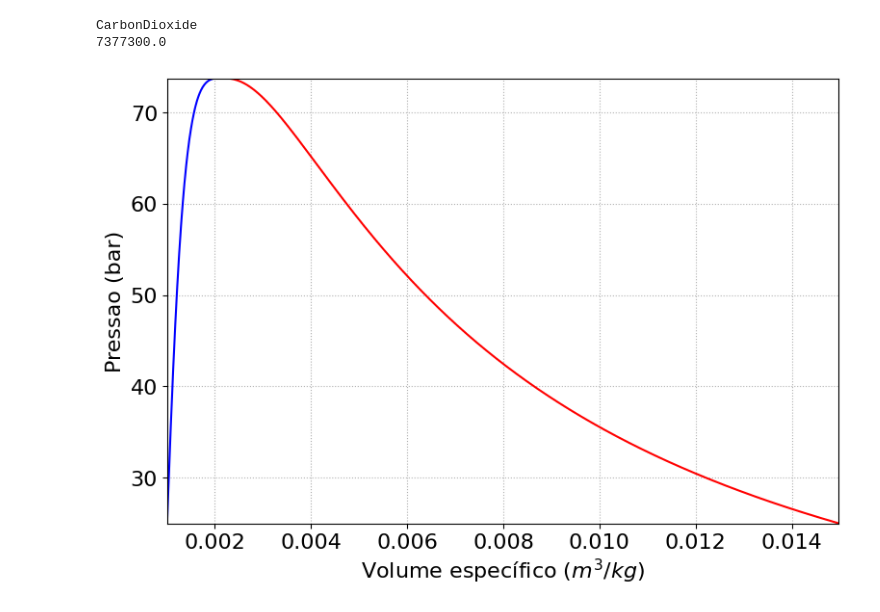
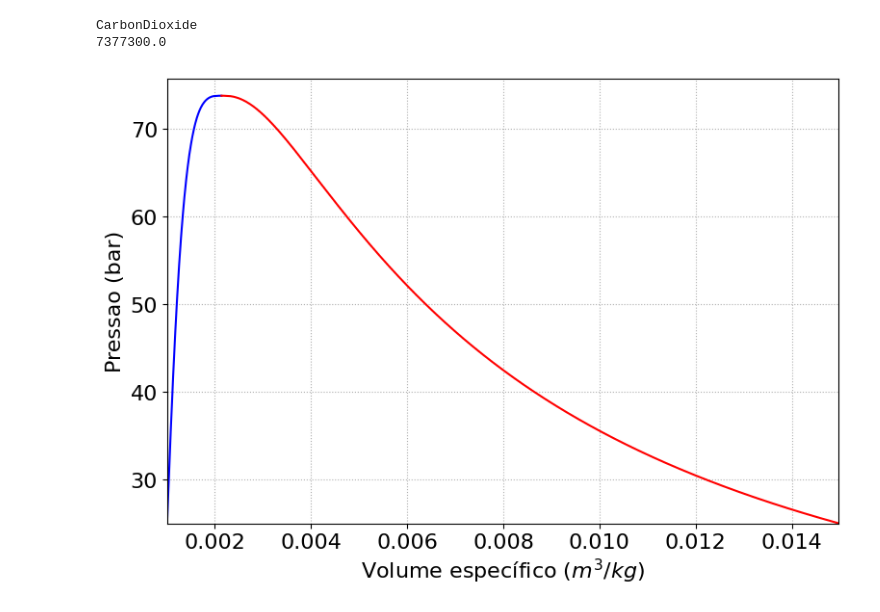
Before and after one commit to eburille/termodinamica, a Jupyter notebook: Aula Computacional Diagrama de Fases.ipynb, the cells around one changed output. Saved outputs shown, nothing was run; the diff lists cells and outputs as text; code cells hidden in the pictures.

```diff
--- a/Aula Computacional Diagrama de Fases.ipynb
+++ b/Aula Computacional Diagrama de Fases.ipynb
@@ -40,16 +40,16 @@ vmax = np.max(v_sat_vap)
 # %%
 # Plotando agora o diagrama P-V
 # Unidades: v em kg/m^3, pressáo em bar
 
 plt.figure(figsize=(9,6))
 plt.plot(v_sat_liq, P_vec/1E5, color='blue')
 plt.plot(v_sat_vap, P_vec/1E5, color='red')
 plt.grid(linestyle = ':')
 plt.xticks(fontsize = 16)
 plt.yticks(fontsize = 16)
 plt.xlabel("Volume específico ($m^3/kg$)", fontsize = 16)
 plt.ylabel("Pressao (bar)", fontsize = 16)
-plt.axis([vmin, vmax, Pmin/1e5, P_critico/1e5])
+plt.axis([vmin, vmax, Pmin/1e5, P_critico/1e5+2])
 plt.show()
 # %% [output]
-[figure, old version]
+[figure, new version]
```
Also changed, not shown: 1 other file.
